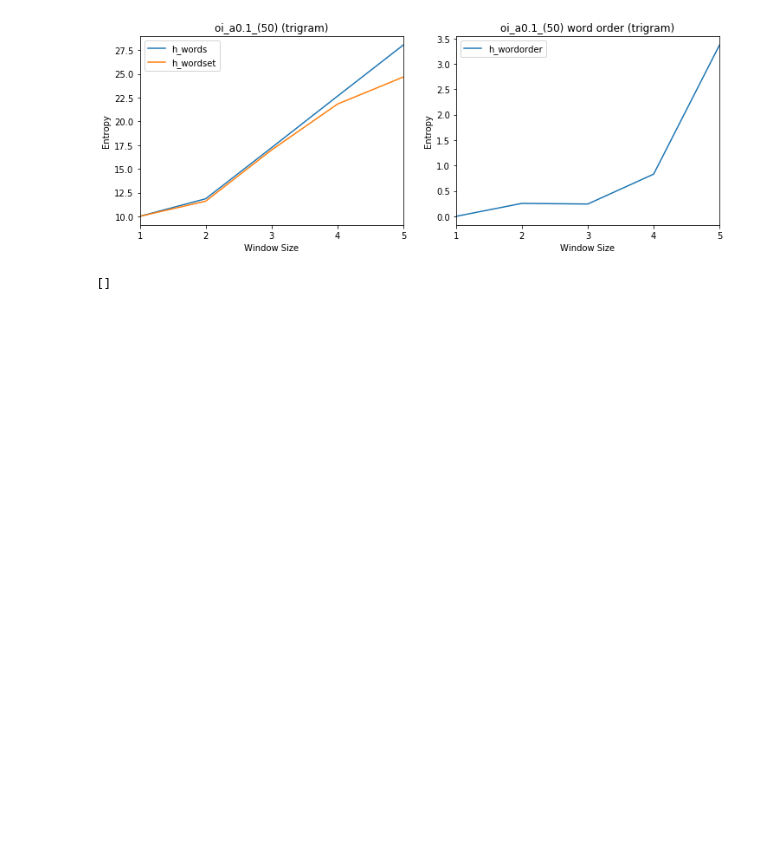
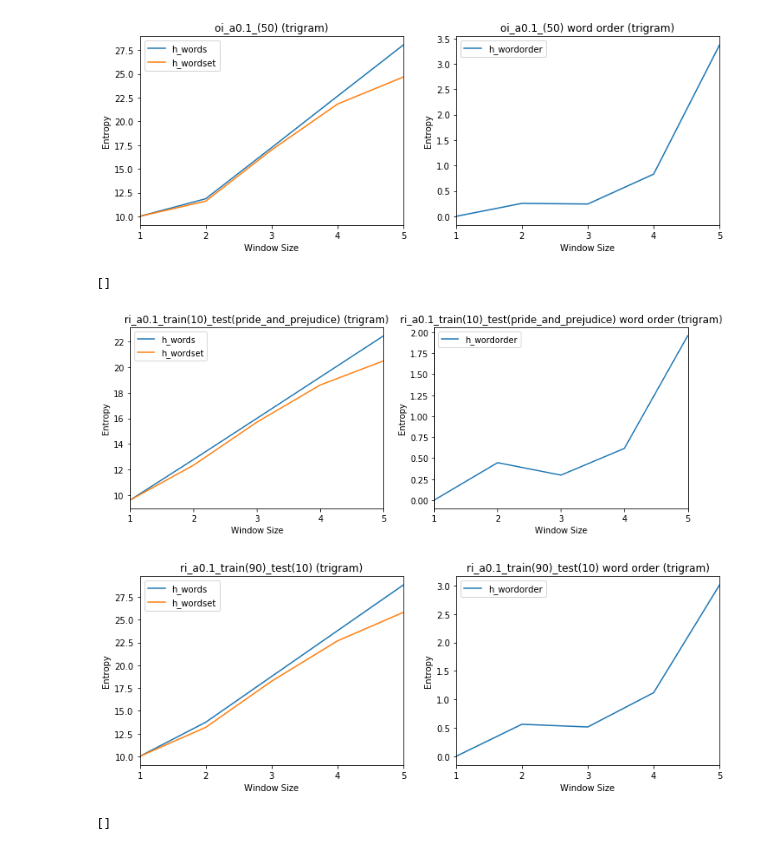
Before and after one commit to savoy1211/lsci199, a Jupyter notebook: lsci199/plot_3grams.ipynb, the cells around one changed output. Cells and saved outputs as stored; diff of their text form; code cells hidden in the pictures; blank space fills up the shorter version.

```diff
--- a/lsci199/plot_3grams.ipynb
+++ b/lsci199/plot_3grams.ipynb
@@ -149,6 +146,39 @@ plt.plot()
 []
 [figure]
 [figure]
+# %%
+# Compare h_words/h_wordset and word order
+name = "ri_a0.1_train(10)_test(pride_and_prejudice)"
+df = df_all[df_all['name'] == name].copy()
+
+fig, ax = plt.subplots(ncols=2,figsize=(12,4))
+axis = df.plot(x="window_size", y=["h_words", "h_wordset"], title=name+" (trigram)", ax=ax[0])
+axis.set(xlabel="Window Size", ylabel="Entropy")
+axis.set_xticks(range(1,6,1))
+
+axis = df.plot(x="window_size", y=['h_wordorder'], title=name+" word order (trigram)", ax=ax[1])
+axis.set(xlabel="Window Size", ylabel="Entropy")
+axis.set_xticks(range(1,6,1))
+
+plt.plot()
+
+name = "ri_a0.1_train(90)_test(10)"
+df = df_all[df_all['name'] == name].copy()
+
+fig, ax = plt.subplots(ncols=2,figsize=(12,4))
+axis = df.plot(x="window_size", y=["h_words", "h_wordset"], title=name+" (trigram)", ax=ax[0])
+axis.set(xlabel="Window Size", ylabel="Entropy")
+axis.set_xticks(range(1,6,1))
+
+axis = df.plot(x="window_size", y=['h_wordorder'], title=name+" word order (trigram)", ax=ax[1])
+axis.set(xlabel="Window Size", ylabel="Entropy")
+axis.set_xticks(range(1,6,1))
+
+plt.plot()
+# %% [output]
+[]
+[figure, added]
+[figure, added]
 # %%
 # Compare ordered and random h_words/h_wordset and wordorder
 
```
Also changed, not shown: parts of 4 cells of this notebook, 3 other files.
